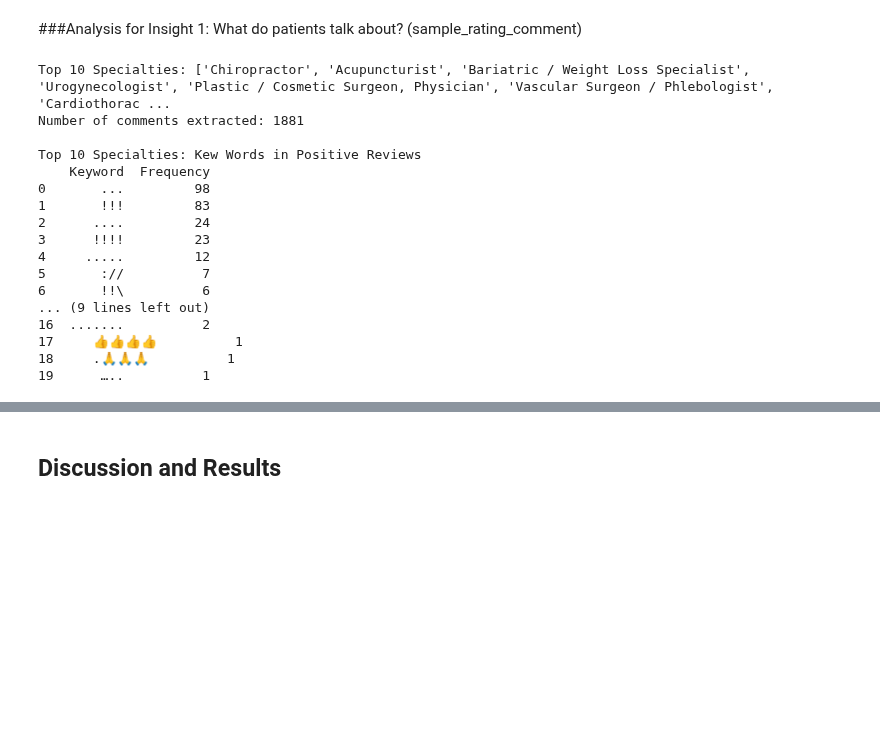
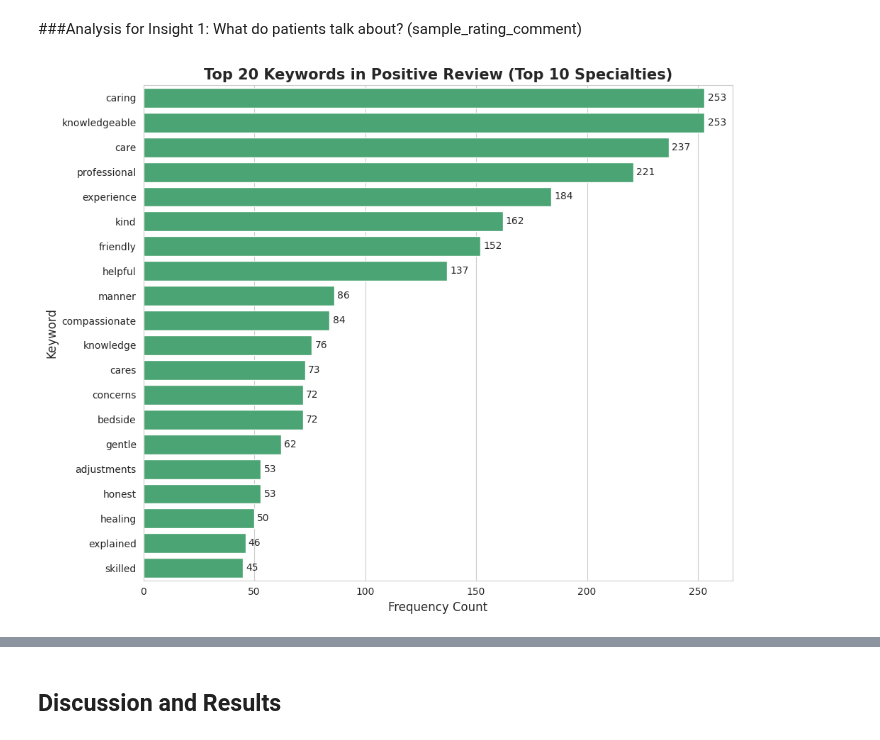
Before and after one commit to cis9650group7-boop/Group-7_Project1_HealthRateAnalysis, a Jupyter notebook: term_project_group7.ipynb, the cells around one changed output, grey strips where cells are left out. Drawn from its saved outputs; the diff is of its cells as text; code cells hidden in the pictures; blank space fills up the shorter version.

Commit message:
Finished: Analysis of Top 10 Specialties' Positive Keywords Added: Two bar charts for comments

```diff
--- a/term_project_group7.ipynb
+++ b/term_project_group7.ipynb
@@ -390,58 +375,77 @@ plt.show()
 comments_df = df_clean.copy()
 
 # 2. Get the list of top 10 specialty name
 top_10_names = specialty_result_df.head(10)['specialty_name'].tolist()
-print(f'Top 10 Specialties: {top_10_names}')
+#print(f'Top 10 Specialties: {top_10_names}')
 
 # 3. Filter Data:
 top_10_reviews = comments_df[
     (comments_df['specialty_name'].isin(top_10_names)) &
     (comments_df['rating_avg'] >= 4.29) &
     (comments_df['sample_rating_comment'].notna())
 
     ]
-print(f'Number of comments extracted: {len(top_10_reviews)}')
+#print(f'Number of comments extracted: {len(top_10_reviews)}')
 
 # 4. Combine all comments into one large string
 all_text = ' '.join(top_10_reviews['sample_rating_comment'].astype(str).tolist())
 
-# 5. Convert to lowercase, replace punctuations or numbers with spaces
-all_text = re.sub(r'[^\W\s]',' ', all_text).lower()
+# 5. Convert to lowercase, replace any charaters that is not a word charater or a whitespace charater
+all_text = re.sub(r'[^\w\s]',' ', all_text).lower()
 
 # 6. A set of common words that need to ignore
-words_to_ignore = {'the', 'and', 'to', 'a', 'of', 'was', 'is', 'in', 'for', 'my', 'she', 'he', 'it',
-    'with', 'very', 'that', 'at', 'on', 'her', 'his', 'i', 'me', 'you', 'are',
-    'dr', 'doctor', 'patient', 'office', 'staff', 'visit', 'appointment', 'time',
-    'recommend', 'highly', 'would', 'have', 'had', 'were', 'an', 'as', 'be',
-    'so', 'great', 'best', 'good', 'excellent', 'amazing', 'done', 'get'}
+words_to_ignore = {'the','and','to','a','of','was','is','in','for','my','she','he','it','with','very','that',
+    'at','on','her','his','i','me','you','are','we','they','them','our','your','there','anyone','being',
+    'dr','doctor','doctors','patient','patients','office','staff','visit','appointment','time','day',
+    'year','years','person','issues','everything','health','thank','thanks','please',
+    'great','good','best','better','excellent','amazing','wonderful','fantastic','awesome','incredible',
+    'truly','happy','comfortable','really','so','too','quite','super','extremely','well','first','only','just',
+    'even','still','then','than','now','ever','never','enough','made','make','get','got','give','gave','take','took','felt','feel','went','came','see','seen','say',
+    'says','said','look','looks','know','knew','done','did','does','doing','help','helped','helps','able','need','needs','like','liked','likes','want','wanted','wanting',
+    'but','and','or','if','when','while','because','also','just','even','only','still','then','than',
+    'though','however','although','from','this','that','these','those','about','around','after','before',
+    'over','under','into','out','one','will','can','could','would','were','been','has','have','had','not','many','much','any','every','few','lot','lots','more','most','some','several','again',
+    'who','what','how','where','why','which','him','amp','work','having','seeing','found','treated','needed','without','visits','things','sure',
+    'during','since','ago','new','weeks','months','free','friends','everyone','team',
+    'feeling','all','highly','always','other','going','family','take','through','results','life','their','body','recommend','recommended','takes','way','right','thorough','ploblem',	'both','don','two','times','long','each','entire','down','left','such',
+    'people','practice','job','love','easy','tell','come','gone','met','looking','explain','definitely','absolutely','next','makes','whole','should','process',
+    'lower','far','same','else','positive','saw','face','root','plastic','knowledgable','nice','questions','pain','back','surgery','treament','chiropractor','surgeon','neck','chiropractic','procedure','treatment','treatments',
+    'acupuncture','problems','problem','chiropractors','medical','breast','acupuncturist','hands','therapy','relief'
+    }
 
 # 7. Split
 comment_words = all_text.split()
 
 # 8. Filter: Keep words not in words_to_ignore and longer than 2 charaters
 meaningful_words = [mw for mw in comment_words if mw not in words_to_ignore and len(mw) > 2 ]
 
 # 9. Count the top 20 most frequent words
 word_counts = Counter(meaningful_words)
 top_keywords_df = pd.DataFrame(word_counts.most_common(20), columns = ['Keyword','Frequency'])
+#print(top_keywords_df)
 
-print('\nTop 10 Specialties: Kew Words in Positive Reviews')
-print(top_keywords_df)
+# 10. Chart
+sns.set_style('whitegrid')  # Set the visual style for the plot
+plt.figure(figsize=(10,8))  # Set the font size of the chart
+
+# Creat a horizontal bar plot
+ax = sns.barplot(
+    x = 'Frequency',
+    y = 'Keyword',
+    data = top_keywords_df,
+    color = 'mediumseagreen'
+)
+
+# Add title and lables
+plt.title('Top 20 Keywords in Positive Review (Top 10 Specialties)', fontsize = 15, fontweight = 'bold')
+plt.xlabel('Frequency Count',fontsize = 12)
+plt.ylabel('Keyword', fontsize = 12)
+
+# Add the frequency number at the end of each bar
+for inumber in ax.containers:
+  ax.bar_label(inumber,padding = 3)
+
+plt.tight_layout()
+plt.show()
 # %% [output]
-Top 10 Specialties: ['Chiropractor', 'Acupuncturist', 'Bariatric / Weight Loss Specialist', 'Urogynecologist', 'Plastic / Cosmetic Surgeon, Physician', 'Vascular Surgeon / Phlebologist', 'Cardiothorac ...
-Number of comments extracted: 1881
-
-Top 10 Specialties: Kew Words in Positive Reviews
-    Keyword  Frequency
-0       ...         98
-1       !!!         83
-2      ....         24
-3      !!!!         23
-4     .....         12
-5       ://          7
-6       !!\          6
-... (9 lines left out)
-16  .......          2
-17     👍👍👍👍          1
-18     .🙏🙏🙏          1
-19      …..          1
+[figure, added]
```
Also changed, not shown: parts of 3 cells of this notebook.
